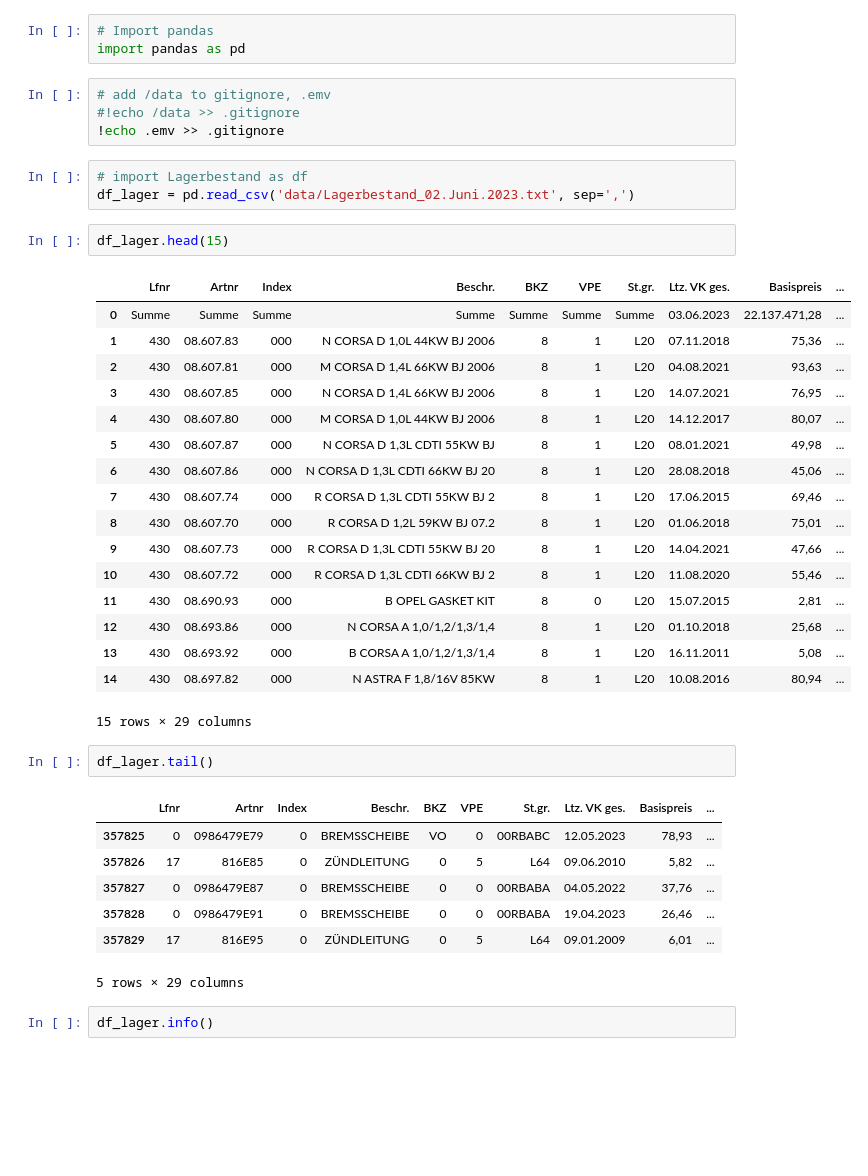
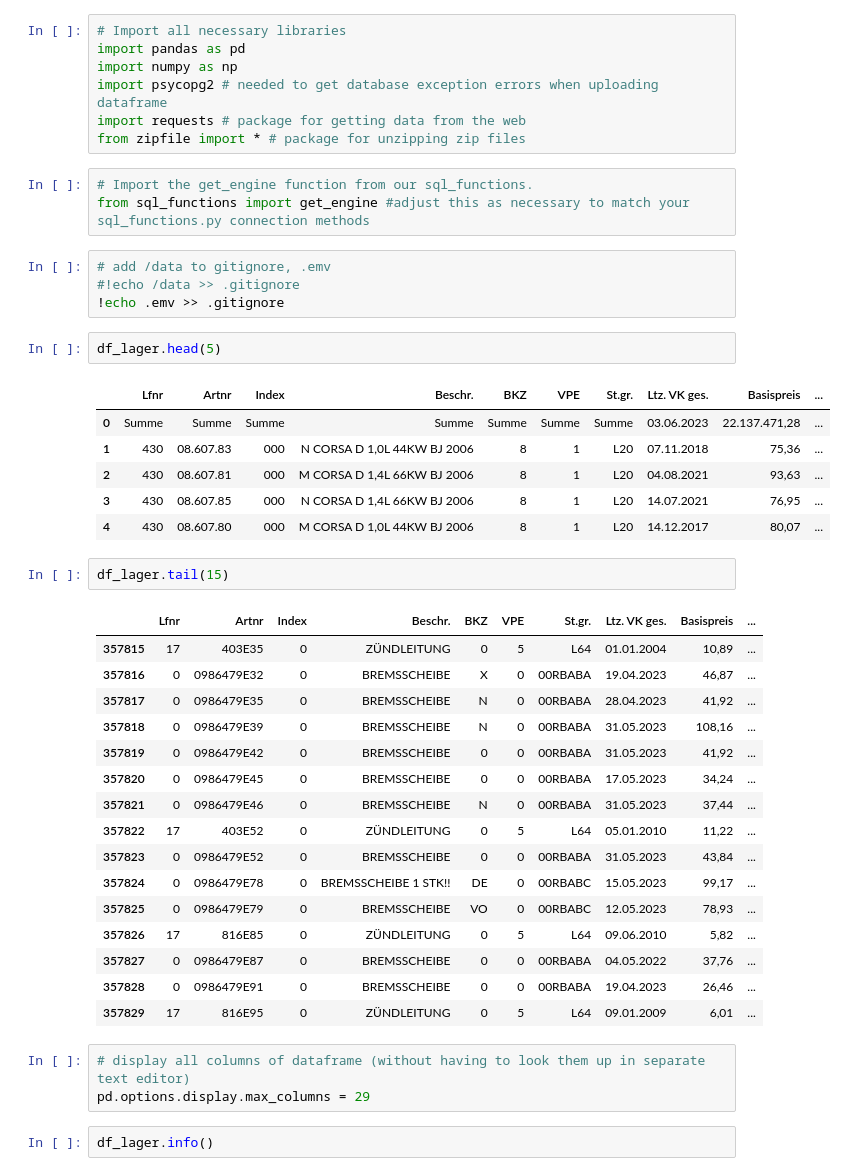
Before and after one commit to capstone-kueblbeck/capstone-kueblbeck, a Jupyter notebook: capstone_kueblbeck.ipynb, the cells around one changed output. Saved outputs shown, nothing was run; the diff lists cells and outputs as text; blank space fills up the shorter version.

Commit message:
revised notebook after succesfully pushing data to SQL in cgn_analytics_23_2 schema

```diff
--- a/capstone_kueblbeck.ipynb
+++ b/capstone_kueblbeck.ipynb
@@ -1,43 +1,48 @@
-# %%
-# Import pandas
-import pandas as pd
+# %%
+# Import all necessary libraries
+import pandas as pd
+import numpy as np
+import psycopg2 # needed to get database exception errors when uploading dataframe
+import requests # package for getting data from the web
+from zipfile import * # package for unzipping zip files
+# %%
+# Import the get_engine function from our sql_functions.
+from sql_functions import get_engine #adjust this as necessary to match your sql_functions.py connection methods
 # %%
 # add /data to gitignore, .emv
 #!echo /data >> .gitignore
 !echo .emv >> .gitignore
-# %%
-# import Lagerbestand as df
-df_lager = pd.read_csv('data/Lagerbestand_02.Juni.2023.txt', sep=',')
 # %%
-df_lager.head(15)
+df_lager.head(5)
 # %% [output]
 |  | Lfnr | Artnr | Index | Beschr. | BKZ | VPE | St.gr. | Ltz. VK ges. | Basispreis | ... |
 | 0 | Summe | Summe | Summe | Summe | Summe | Summe | Summe | 03.06.2023 | 22.137.471,28 | ... |
 | 1 | 430 | 08.607.83 | 000 | N CORSA D 1,0L 44KW BJ 2006 | 8 | 1 | L20 | 07.11.2018 | 75,36 | ... |
 | 2 | 430 | 08.607.81 | 000 | M CORSA D 1,4L 66KW BJ 2006 | 8 | 1 | L20 | 04.08.2021 | 93,63 | ... |
 | 3 | 430 | 08.607.85 | 000 | N CORSA D 1,4L 66KW BJ 2006 | 8 | 1 | L20 | 14.07.2021 | 76,95 | ... |
 | 4 | 430 | 08.607.80 | 000 | M CORSA D 1,0L 44KW BJ 2006 | 8 | 1 | L20 | 14.12.2017 | 80,07 | ... |
-| 5 | 430 | 08.607.87 | 000 | N CORSA D 1,3L CDTI 55KW BJ | 8 | 1 | L20 | 08.01.2021 | 49,98 | ... |
-| 6 | 430 | 08.607.86 | 000 | N CORSA D 1,3L CDTI 66KW BJ 20 | 8 | 1 | L20 | 28.08.2018 | 45,06 | ... |
-| 7 | 430 | 08.607.74 | 000 | R CORSA D 1,3L CDTI 55KW BJ 2 | 8 | 1 | L20 | 17.06.2015 | 69,46 | ... |
-| 8 | 430 | 08.607.70 | 000 | R CORSA D 1,2L 59KW BJ 07.2 | 8 | 1 | L20 | 01.06.2018 | 75,01 | ... |
-| 9 | 430 | 08.607.73 | 000 | R CORSA D 1,3L CDTI 55KW BJ 20 | 8 | 1 | L20 | 14.04.2021 | 47,66 | ... |
-| 10 | 430 | 08.607.72 | 000 | R CORSA D 1,3L CDTI 66KW BJ 2 | 8 | 1 | L20 | 11.08.2020 | 55,46 | ... |
-| 11 | 430 | 08.690.93 | 000 | B OPEL GASKET KIT | 8 | 0 | L20 | 15.07.2015 | 2,81 | ... |
-| 12 | 430 | 08.693.86 | 000 | N CORSA A 1,0/1,2/1,3/1,4 | 8 | 1 | L20 | 01.10.2018 | 25,68 | ... |
-| 13 | 430 | 08.693.92 | 000 | B CORSA A 1,0/1,2/1,3/1,4 | 8 | 1 | L20 | 16.11.2011 | 5,08 | ... |
-| 14 | 430 | 08.697.82 | 000 | N ASTRA F 1,8/16V 85KW | 8 | 1 | L20 | 10.08.2016 | 80,94 | ... |
-15 rows × 29 columns
 # %%
-df_lager.tail()
+df_lager.tail(15)
 # %% [output]
 |  | Lfnr | Artnr | Index | Beschr. | BKZ | VPE | St.gr. | Ltz. VK ges. | Basispreis | ... |
+| 357815 | 17 | 403E35 | 0 | ZÜNDLEITUNG | 0 | 5 | L64 | 01.01.2004 | 10,89 | ... |
+| 357816 | 0 | 0986479E32 | 0 | BREMSSCHEIBE | X | 0 | 00RBABA | 19.04.2023 | 46,87 | ... |
+| 357817 | 0 | 0986479E35 | 0 | BREMSSCHEIBE | N | 0 | 00RBABA | 28.04.2023 | 41,92 | ... |
+| 357818 | 0 | 0986479E39 | 0 | BREMSSCHEIBE | N | 0 | 00RBABA | 31.05.2023 | 108,16 | ... |
+| 357819 | 0 | 0986479E42 | 0 | BREMSSCHEIBE | 0 | 0 | 00RBABA | 31.05.2023 | 41,92 | ... |
+| 357820 | 0 | 0986479E45 | 0 | BREMSSCHEIBE | 0 | 0 | 00RBABA | 17.05.2023 | 34,24 | ... |
+| 357821 | 0 | 0986479E46 | 0 | BREMSSCHEIBE | N | 0 | 00RBABA | 31.05.2023 | 37,44 | ... |
+| 357822 | 17 | 403E52 | 0 | ZÜNDLEITUNG | 0 | 5 | L64 | 05.01.2010 | 11,22 | ... |
+| 357823 | 0 | 0986479E52 | 0 | BREMSSCHEIBE | 0 | 0 | 00RBABA | 31.05.2023 | 43,84 | ... |
+| 357824 | 0 | 0986479E78 | 0 | BREMSSCHEIBE 1 STK!! | DE | 0 | 00RBABC | 15.05.2023 | 99,17 | ... |
 | 357825 | 0 | 0986479E79 | 0 | BREMSSCHEIBE | VO | 0 | 00RBABC | 12.05.2023 | 78,93 | ... |
 | 357826 | 17 | 816E85 | 0 | ZÜNDLEITUNG | 0 | 5 | L64 | 09.06.2010 | 5,82 | ... |
 | 357827 | 0 | 0986479E87 | 0 | BREMSSCHEIBE | 0 | 0 | 00RBABA | 04.05.2022 | 37,76 | ... |
 | 357828 | 0 | 0986479E91 | 0 | BREMSSCHEIBE | 0 | 0 | 00RBABA | 19.04.2023 | 26,46 | ... |
 | 357829 | 17 | 816E95 | 0 | ZÜNDLEITUNG | 0 | 5 | L64 | 09.01.2009 | 6,01 | ... |
-5 rows × 29 columns
+# %%
+# display all columns of dataframe (without having to look them up in separate text editor)
+pd.options.display.max_columns = 29
 # %%
 df_lager.info()
 # %% [output]
```
Also changed, not shown: parts of 14 cells of this notebook.
